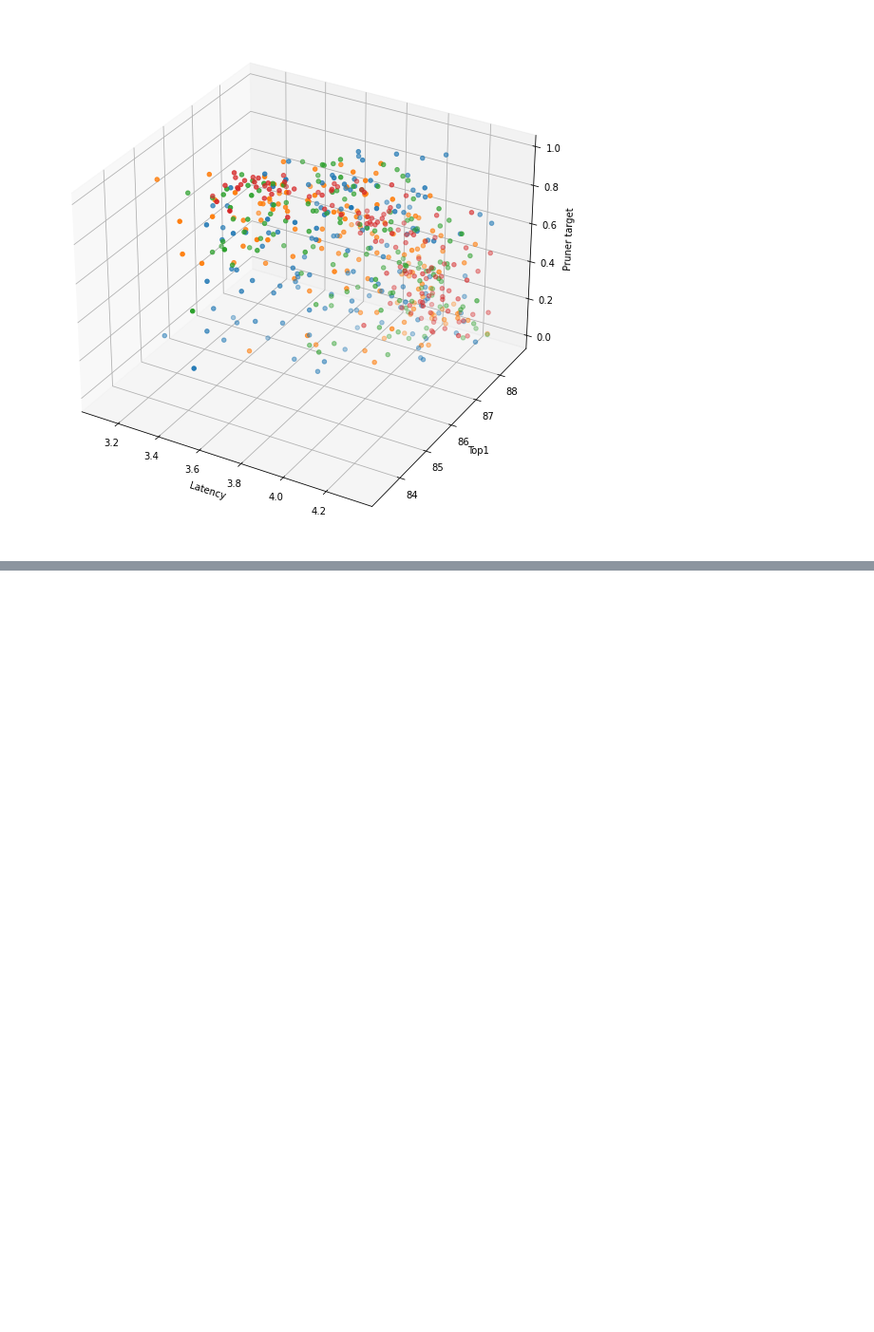
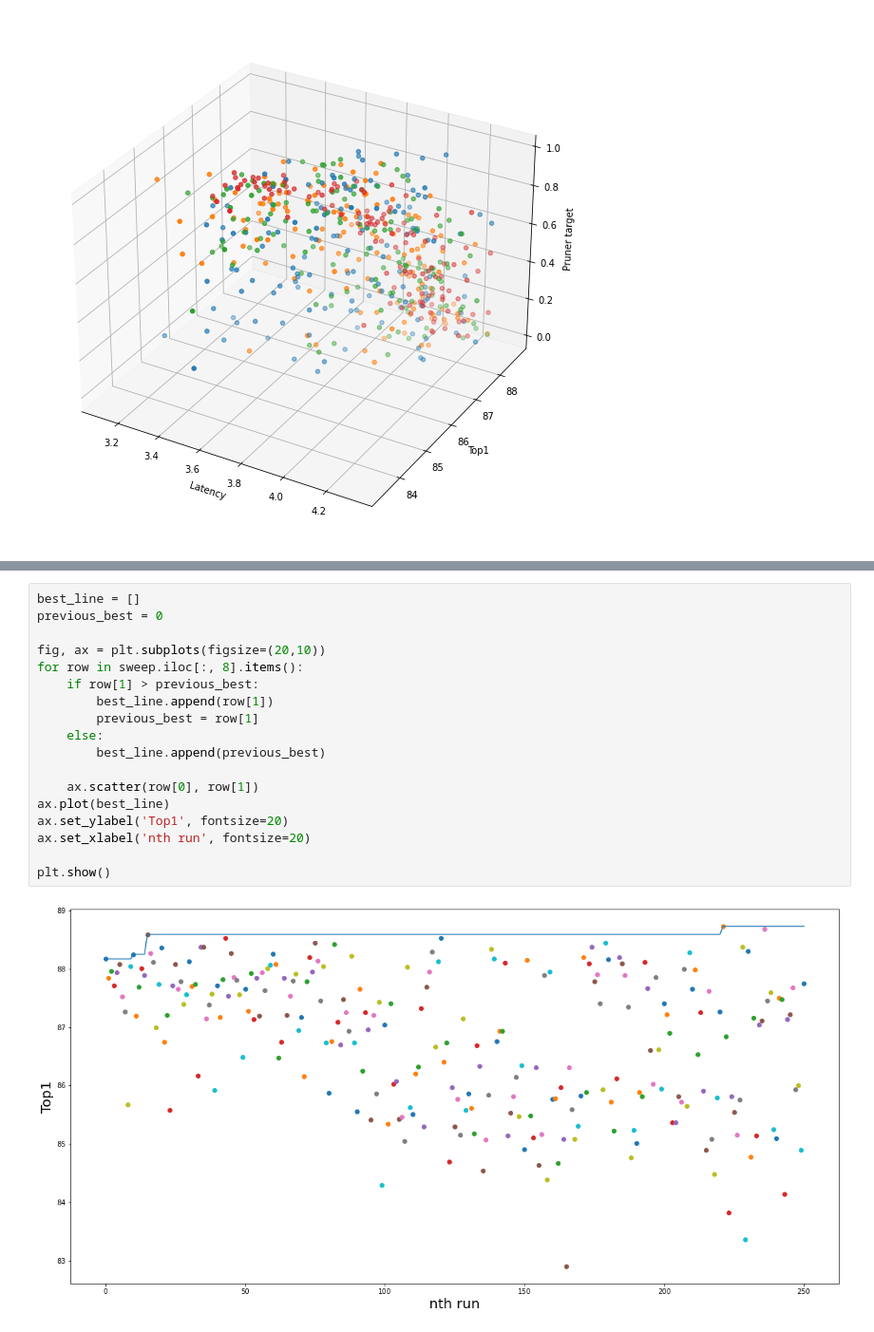
Before and after one commit to friedforfun/Dissertation, a Jupyter notebook: DataVisualisation/DatavisP2.ipynb, the cells around one changed output, grey strips where cells are left out. Shown at 95% size. Drawn from its saved outputs; the diff is of its cells as text; blank space fills up the shorter version.

```diff
--- a/DataVisualisation/DatavisP2.ipynb
+++ b/DataVisualisation/DatavisP2.ipynb
@@ -312,0 +385,20 @@ plot_surface(3, latency_data, param_name='Filter Pruner 3.2')
+# %%
+best_line = []
+previous_best = 0
+
+fig, ax = plt.subplots(figsize=(20,10))
+for row in sweep.iloc[:, 8].items():
+    if row[1] > previous_best:
+        best_line.append(row[1])
+        previous_best = row[1]
+    else:
+        best_line.append(previous_best)
+
+    ax.scatter(row[0], row[1])
+ax.plot(best_line)
+ax.set_ylabel('Top1', fontsize=20)
+ax.set_xlabel('nth run', fontsize=20)
+
+plt.show()
+# %% [output]
+[figure, added]
```
Also changed, not shown: parts of 17 cells of this notebook, 18 other files.
